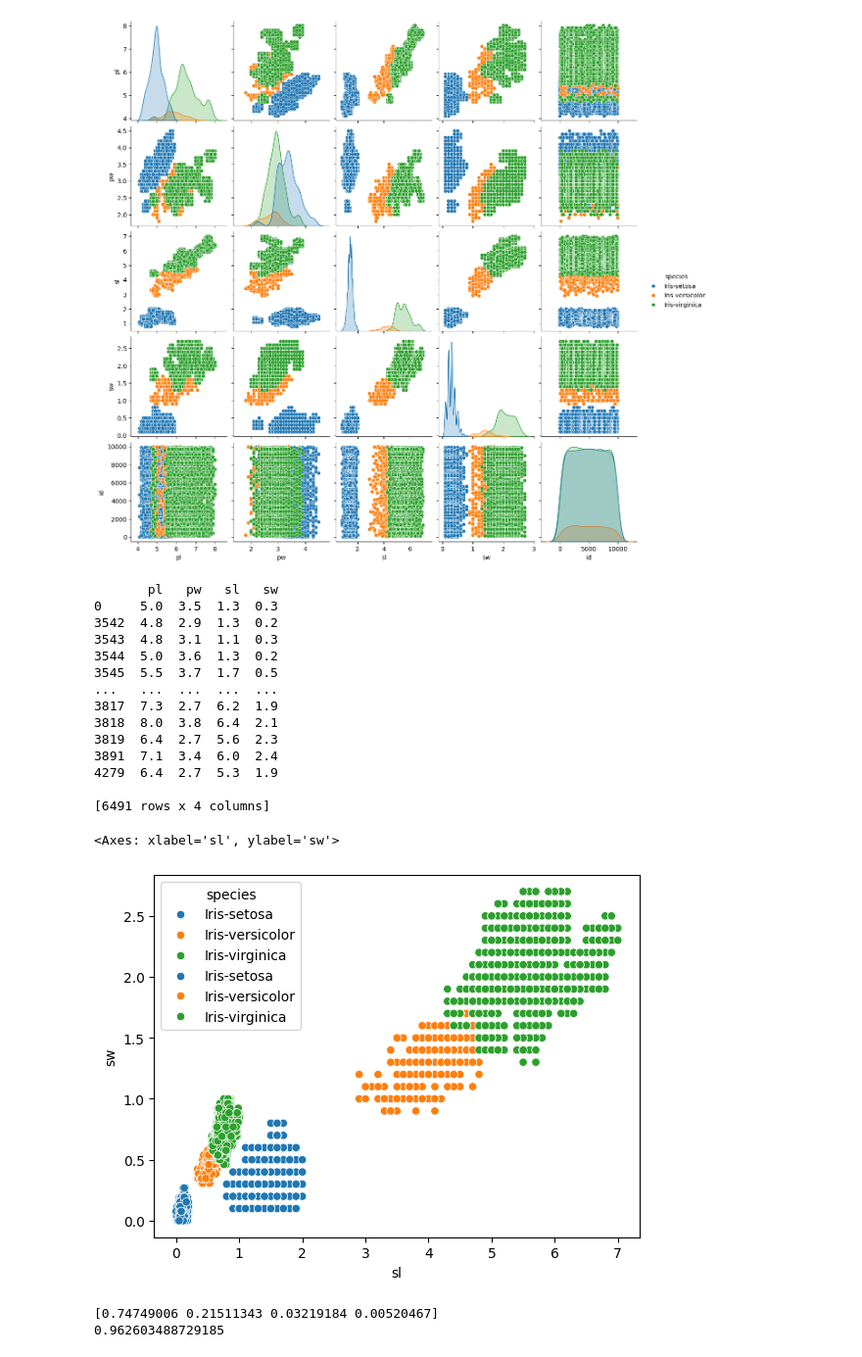
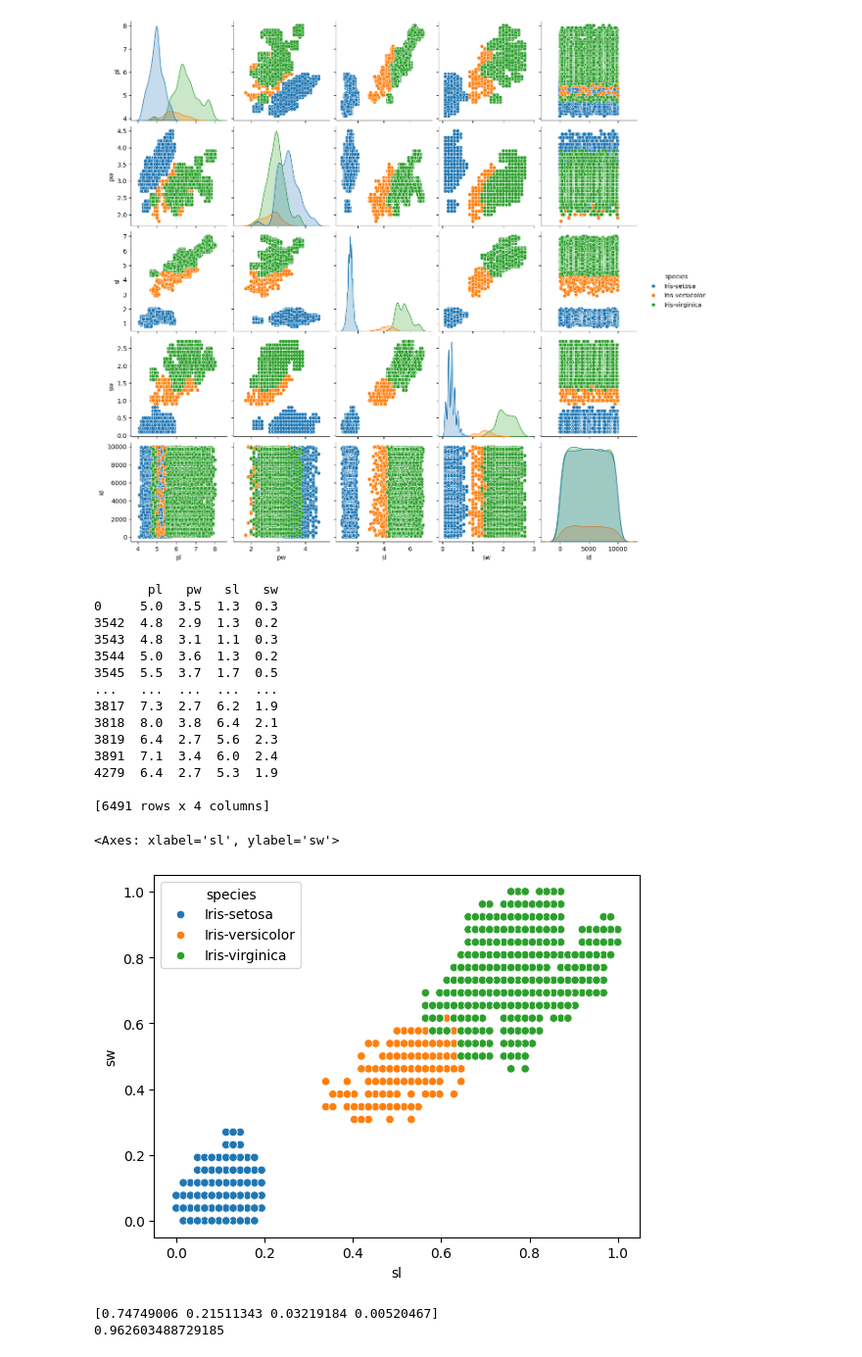
Before and after one commit to otha4350/datamining, a Jupyter notebook: main.ipynb, the cells around one changed output. Shown at 98% size. Drawn from its saved outputs; the diff is of its cells as text; code cells hidden in the pictures.

```diff
--- a/main.ipynb
+++ b/main.ipynb
@@ -96,35 +96,35 @@ Iris-virginica   5.505307  0.551364
 numeric_data = data[[i for i in data.columns if data[i].dtypes != 'O' and i != "id"]]
 numeric_data = numeric_data
 
 print(numeric_data)
 minmax_scaler = MinMaxScaler().set_output(transform="pandas")
 
 
 df = minmax_scaler.fit_transform(numeric_data)
 # df.columns = numeric_data.columns
 df["species"] = data["species"]
 df["id"] = data["id"]
 
-sns.scatterplot(data, x="sl", y="sw", hue="species")
+# sns.scatterplot(data, x="sl", y="sw", hue="species")
 
 sns.scatterplot(df, x="sl", y="sw", hue="species")
 # %% [output]
        pl   pw   sl   sw
 0     5.0  3.5  1.3  0.3
 3542  4.8  2.9  1.3  0.2
 3543  4.8  3.1  1.1  0.3
 3544  5.0  3.6  1.3  0.2
 3545  5.5  3.7  1.7  0.5
 ...   ...  ...  ...  ...
 3817  7.3  2.7  6.2  1.9
 3818  8.0  3.8  6.4  2.1
 3819  6.4  2.7  5.6  2.3
 3891  7.1  3.4  6.0  2.4
 4279  6.4  2.7  5.3  1.9
 
 [6491 rows x 4 columns]
 <Axes: xlabel='sl', ylabel='sw'>
-[figure, old version]
+[figure, new version]
 # %%
 #task 4.1
 # sns.scatterplot(data, x="sl", y="sw", hue="species")
```
Also changed, not shown: parts of 3 cells of this notebook, 2 other files.
